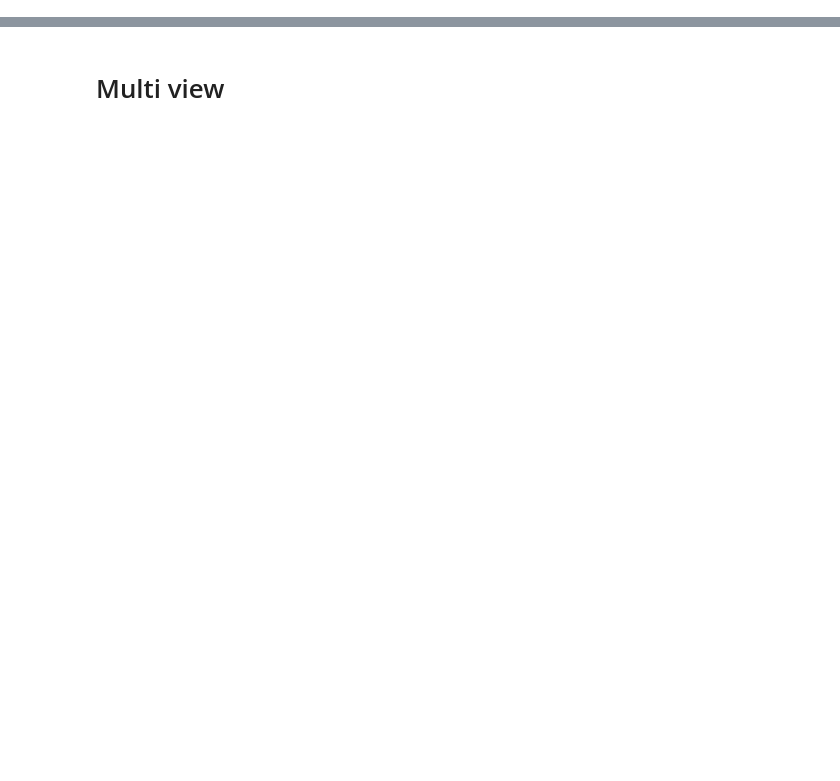
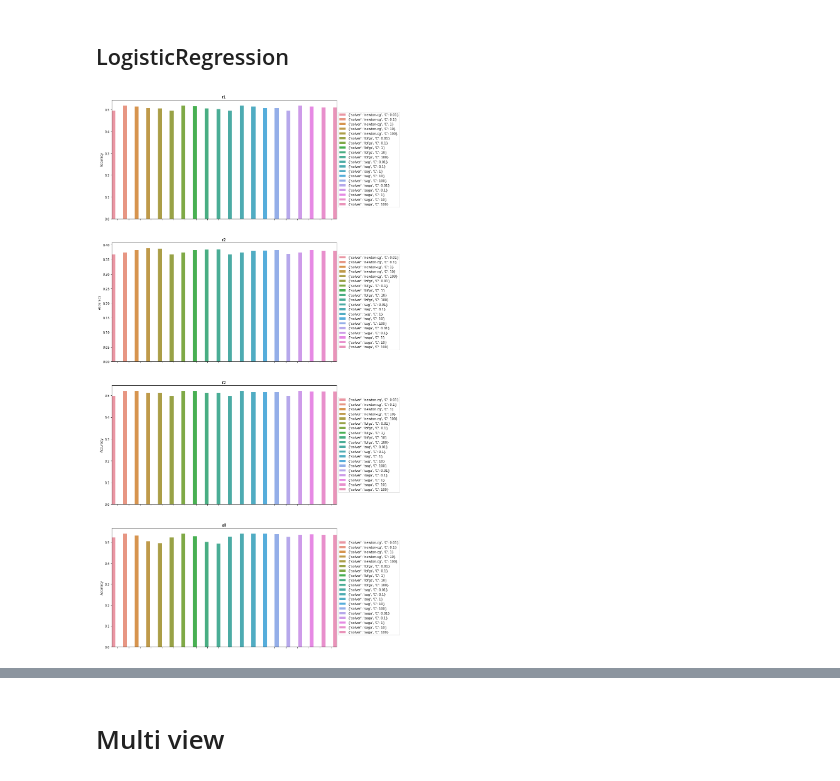
Before and after one commit to AdamKlejda/PED_YT, a Jupyter notebook: notebooks/Etap4/et4.ipynb, the cells around one changed output, grey strips where cells are left out. Drawn from its saved outputs; the diff is of its cells as text; code cells hidden in the pictures; blank space fills up the shorter version.

Commit message:
Self Learning with SVC, KNN and LR + visualisation

```diff
--- a/notebooks/Etap4/et4.ipynb
+++ b/notebooks/Etap4/et4.ipynb
@@ -184,10 +11,0 @@ list(df.columns)
-# %%
-import numpy as np
-from sklearn import datasets
-from sklearn.semi_supervised import SelfTrainingClassifier
-from sklearn.svm import SVC
-
-
-svc = SVC(probability=True, gamma="auto")
-self_training_model = SelfTrainingClassifier(svc)
-x = self_training_model.fit(df.loc[:, chosen_columns].values, df.loc[:, 'category_id'].values)
@@ -201,0 +680,39 @@ SelfTrainingClassifier(base_estimator=SVC(gamma='auto', probability=True))
+# %%
+import seaborn as sns
+import matplotlib.pyplot as plt
+
+
+def change_width(ax, new_value) :
+    for patch in ax.patches :
+        current_width = patch.get_width()
+        diff = current_width - new_value
+
+        # we change the bar width
+        patch.set_width(new_value)
+
+        # we recenter the bar
+        patch.set_x(patch.get_x() + diff * .5)
+# %% [markdown]
+## LogisticRegression
+# %%
+fig, ax = plt.subplots(4, 1)
+fig.set_size_inches(16, 32)
+
+for i, set_name in enumerate(sets_results_LR_clean.keys()):
+    data = np.array(sets_results_LR_clean[set_name])
+    params_str_list = [str(x) for x in data[:,1]]
+
+    f = sns.barplot(x=params_str_list, y=data[:,0], hue=params_str_list, ax=ax[i])
+
+    box = ax[i].get_position()
+    ax[i].set_position([box.x0, box.y0, box.width * 0.8, box.height])
+    ax[i].legend(loc='center left', bbox_to_anchor=(1, 0.5))
+    change_width(ax[i], .35)
+
+    f.set(xticklabels=[])
+    f.set(ylabel='Accuracy')
+    f.set(title=set_name)
+# plt.savefig(f'../../our_data/Etap4/charts/LabelSpreading.png')
+plt.show()
+# %% [output]
+[figure, added]
```
Also changed, not shown: parts of 41 cells of this notebook, 3 other files.
